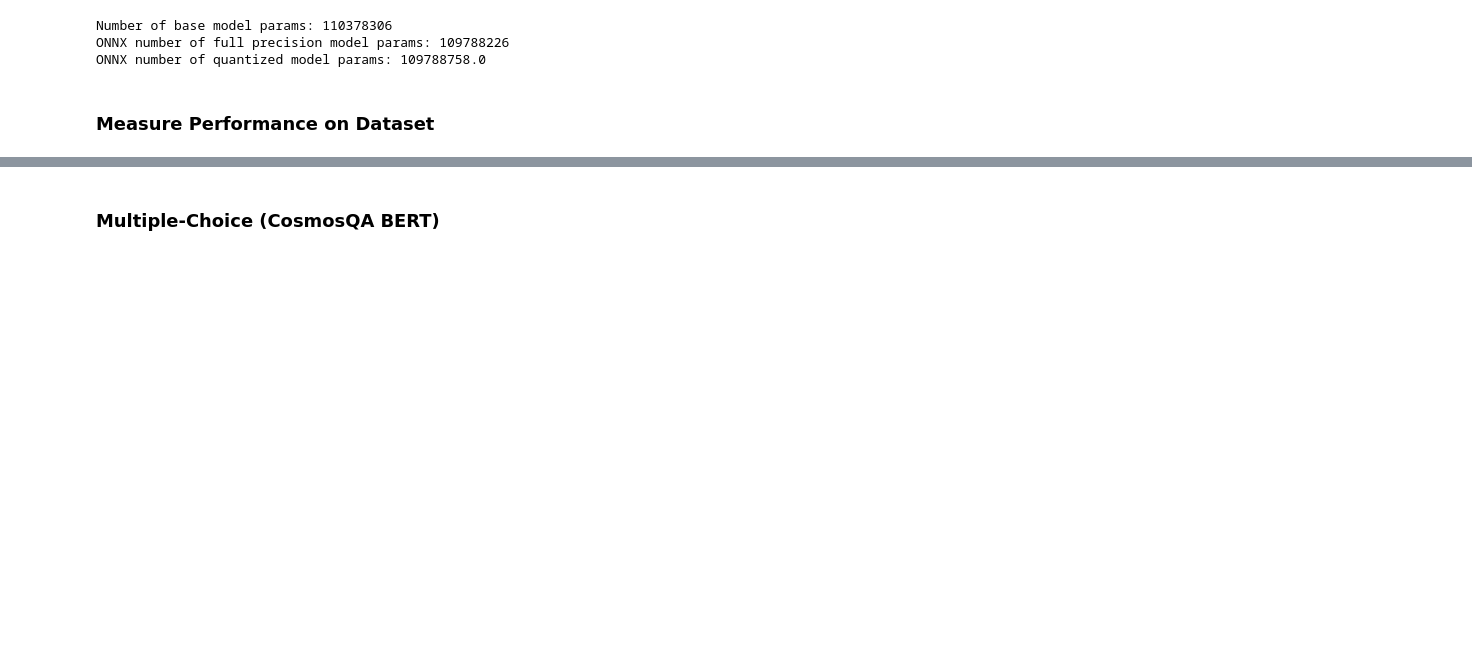
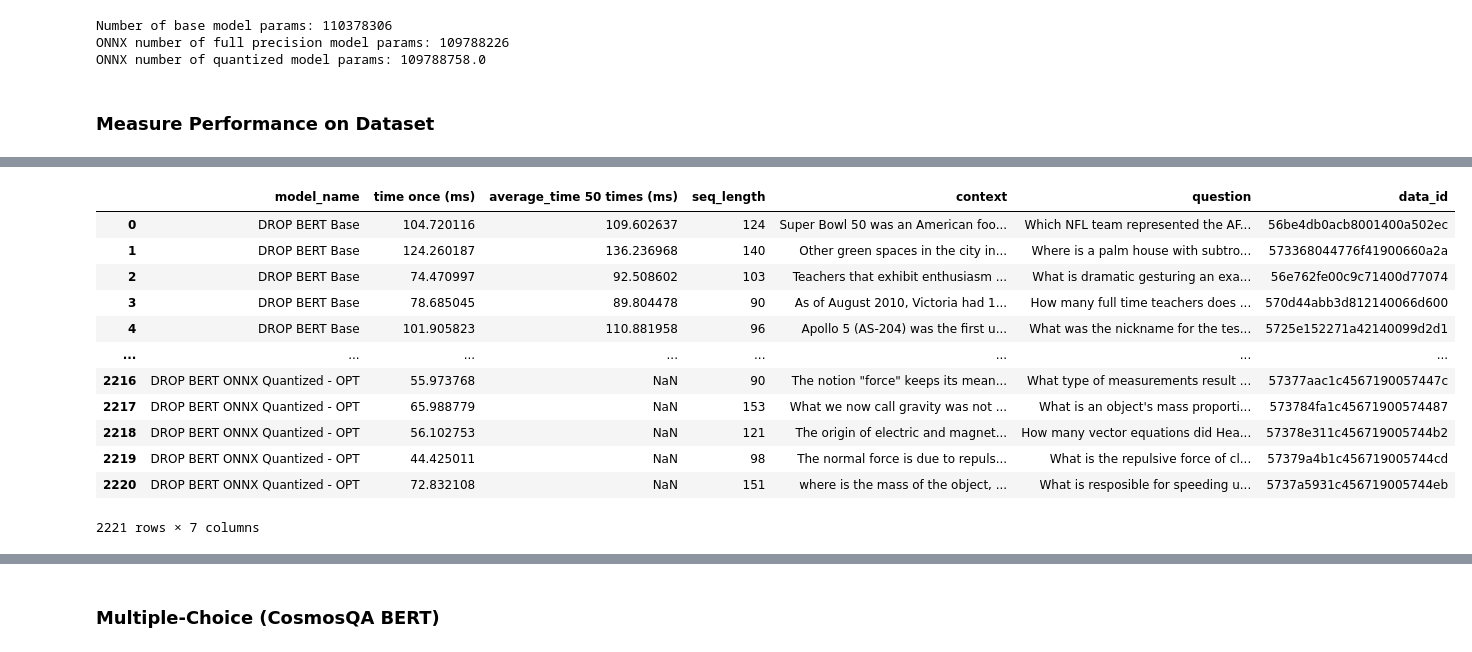
Before and after one commit to michaelkole/dasp_onnx, a Jupyter notebook: onnx_prototype.ipynb, the cells around one changed output, grey strips where cells are left out. Drawn from its saved outputs; the diff is of its cells as text; code cells hidden in the pictures; blank space fills up the shorter version.

```diff
--- a/onnx_prototype.ipynb
+++ b/onnx_prototype.ipynb
@@ -290,3 +293,21 @@ Input Length 146: 205.388 ms
+# %%
+df_log = pd.read_csv("logger.csv")
+# %%
+df_log
+# %% [output]
+|  | model_name | time once (ms) | average_time 50 times (ms) | seq_length | context | question | data_id |
+| 0 | DROP BERT Base | 104.720116 | 109.602637 | 124 | Super Bowl 50 was an American foo... | Which NFL team represented the AF... | 56be4db0acb8001400a502ec |
+| 1 | DROP BERT Base | 124.260187 | 136.236968 | 140 | Other green spaces in the city in... | Where is a palm house with subtro... | 573368044776f41900660a2a |
+| 2 | DROP BERT Base | 74.470997 | 92.508602 | 103 | Teachers that exhibit enthusiasm ... | What is dramatic gesturing an exa... | 56e762fe00c9c71400d77074 |
+| 3 | DROP BERT Base | 78.685045 | 89.804478 | 90 | As of August 2010, Victoria had 1... | How many full time teachers does ... | 570d44abb3d812140066d600 |
+| 4 | DROP BERT Base | 101.905823 | 110.881958 | 96 | Apollo 5 (AS-204) was the first u... | What was the nickname for the tes... | 5725e152271a42140099d2d1 |
+| ... | ... | ... | ... | ... | ... | ... | ... |
+| 2216 | DROP BERT ONNX Quantized - OPT | 55.973768 | NaN | 90 | The notion "force" keeps its mean... | What type of measurements result ... | 57377aac1c4567190057447c |
+| 2217 | DROP BERT ONNX Quantized - OPT | 65.988779 | NaN | 153 | What we now call gravity was not ... | What is an object's mass proporti... | 573784fa1c45671900574487 |
+| 2218 | DROP BERT ONNX Quantized - OPT | 56.102753 | NaN | 121 | The origin of electric and magnet... | How many vector equations did Hea... | 57378e311c456719005744b2 |
+| 2219 | DROP BERT ONNX Quantized - OPT | 44.425011 | NaN | 98 | The normal force is due to repuls... | What is the repulsive force of cl... | 57379a4b1c456719005744cd |
+| 2220 | DROP BERT ONNX Quantized - OPT | 72.832108 | NaN | 151 | where is the mass of the object, ... | What is resposible for speeding u... | 5737a5931c456719005744eb |
+2221 rows × 7 columns
 # %%
 # import matplotlib.pyplot as plt
 
```
Also changed, not shown: parts of 16 cells of this notebook, 1 other file.
